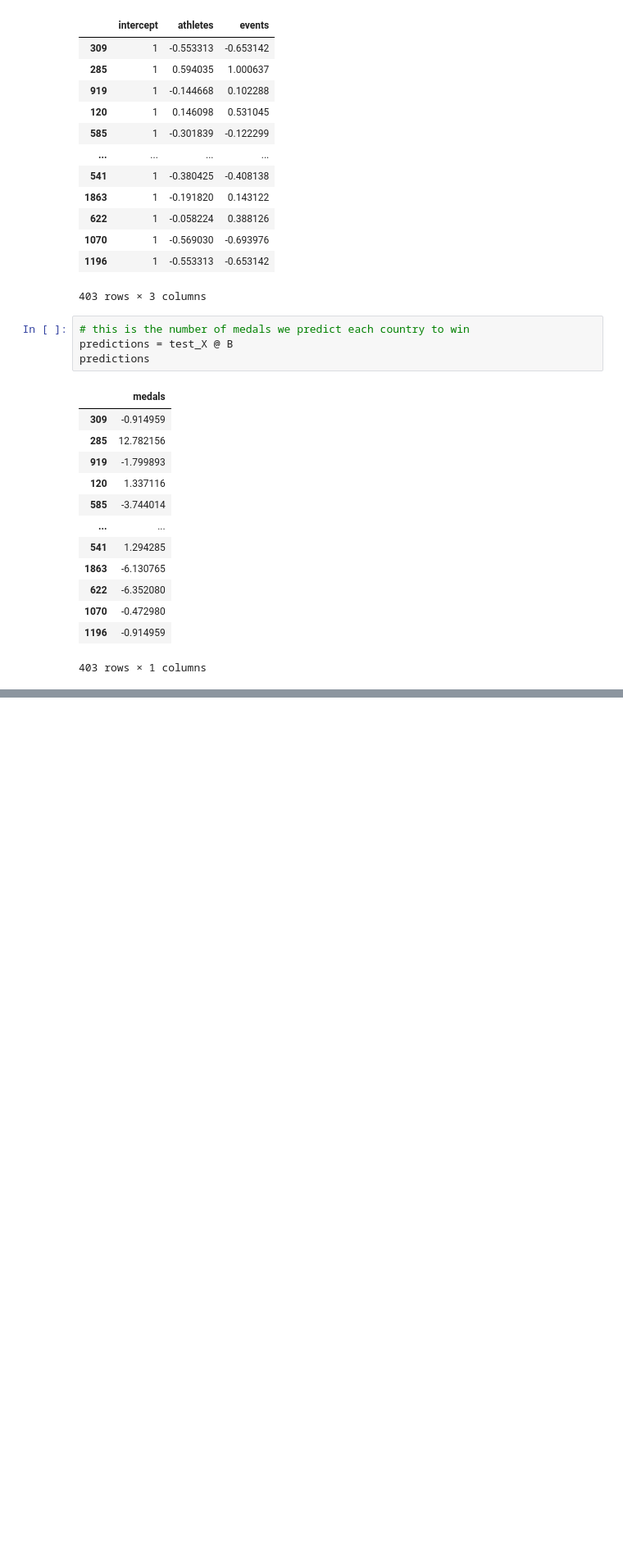
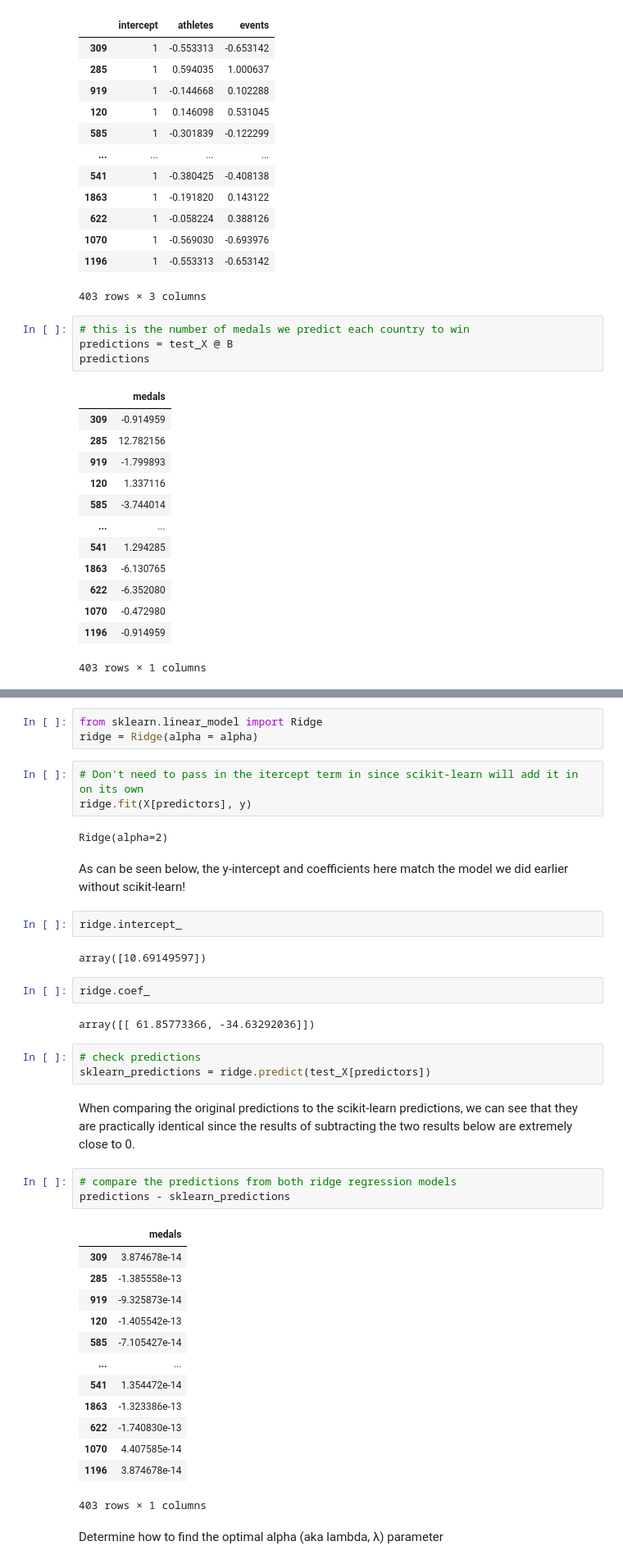
Before and after one commit to kwolf3/Experiments, a Jupyter notebook: Ridge Regression from Scratch.ipynb, the cells around one changed output, grey strips where cells are left out. Shown: that part at 82% size. Drawn from its saved outputs; the diff is of its cells as text; blank space fills up the shorter version.

```diff
--- a/Ridge Regression from Scratch.ipynb
+++ b/Ridge Regression from Scratch.ipynb
@@ -266,0 +269,42 @@ predictions
+# %%
+from sklearn.linear_model import Ridge
+ridge = Ridge(alpha = alpha)
+# %%
+# Don't need to pass in the itercept term in since scikit-learn will add it in on its own
+ridge.fit(X[predictors], y)
+# %% [output]
+Ridge(alpha=2)
+# %% [markdown]
+As can be seen below, the y-intercept and coefficients here match the model we did earlier without scikit-learn!
+# %%
+ridge.intercept_
+# %% [output]
+array([10.69149597])
+# %%
+ridge.coef_
+# %% [output]
+array([[ 61.85773366, -34.63292036]])
+# %%
+# check predictions
+sklearn_predictions = ridge.predict(test_X[predictors])
+# %% [markdown]
+When comparing the original predictions to the scikit-learn predictions, we can see that they are practically identical since the results of subtracting the two results below are extremely close to 0.
+# %%
+# compare the predictions from both ridge regression models
+predictions - sklearn_predictions
+# %% [output]
+|  | medals |
+| 309 | 3.874678e-14 |
+| 285 | -1.385558e-13 |
+| 919 | -9.325873e-14 |
+| 120 | -1.405542e-13 |
+| 585 | -7.105427e-14 |
+| ... | ... |
+| 541 | 1.354472e-14 |
+| 1863 | -1.323386e-13 |
+| 622 | -1.740830e-13 |
+| 1070 | 4.407585e-14 |
+| 1196 | 3.874678e-14 |
+403 rows × 1 columns
+# %% [markdown]
+Determine how to find the optimal alpha (aka lambda, λ) parameter
```
Also changed, not shown: parts of 9 cells of this notebook.
